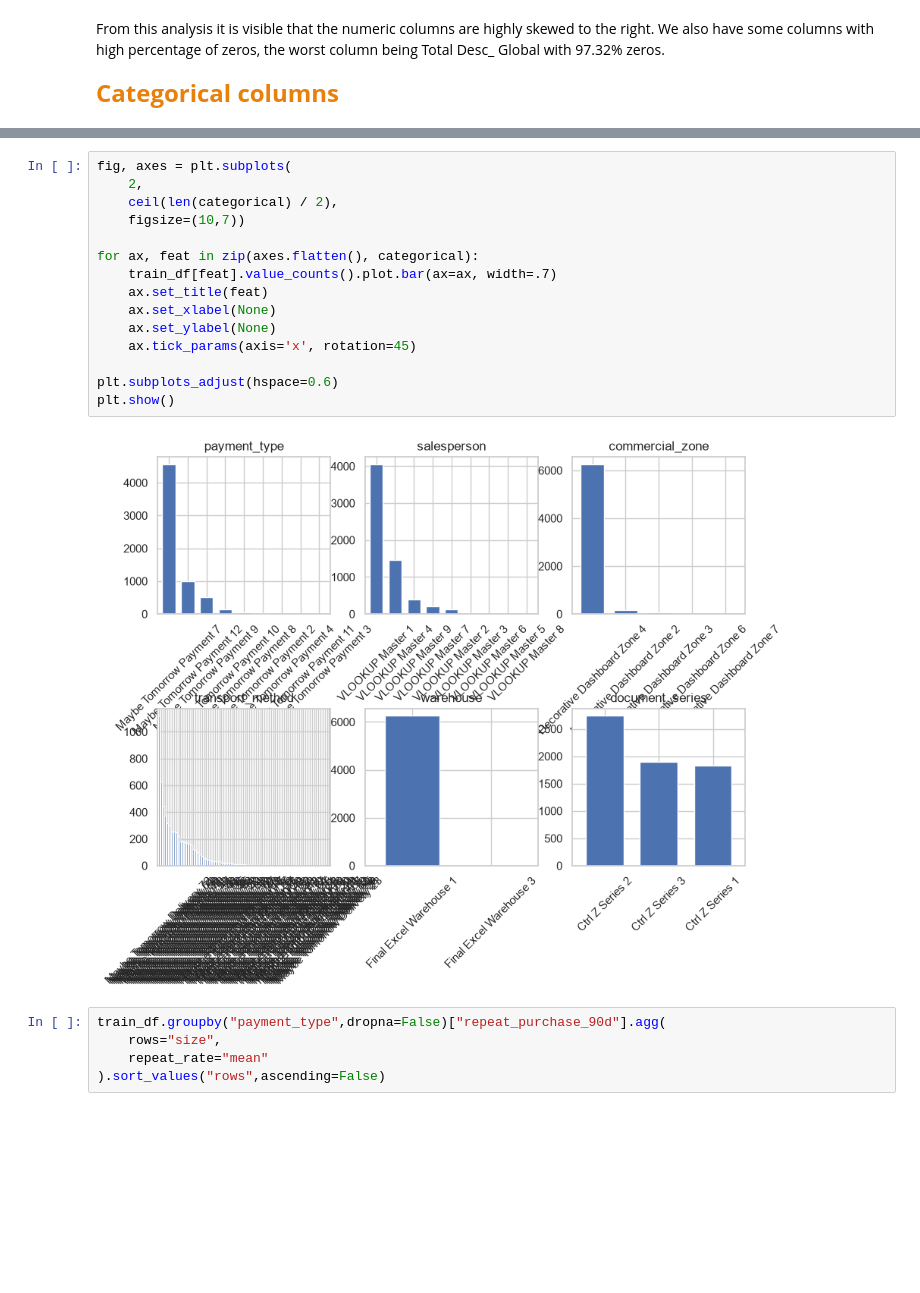
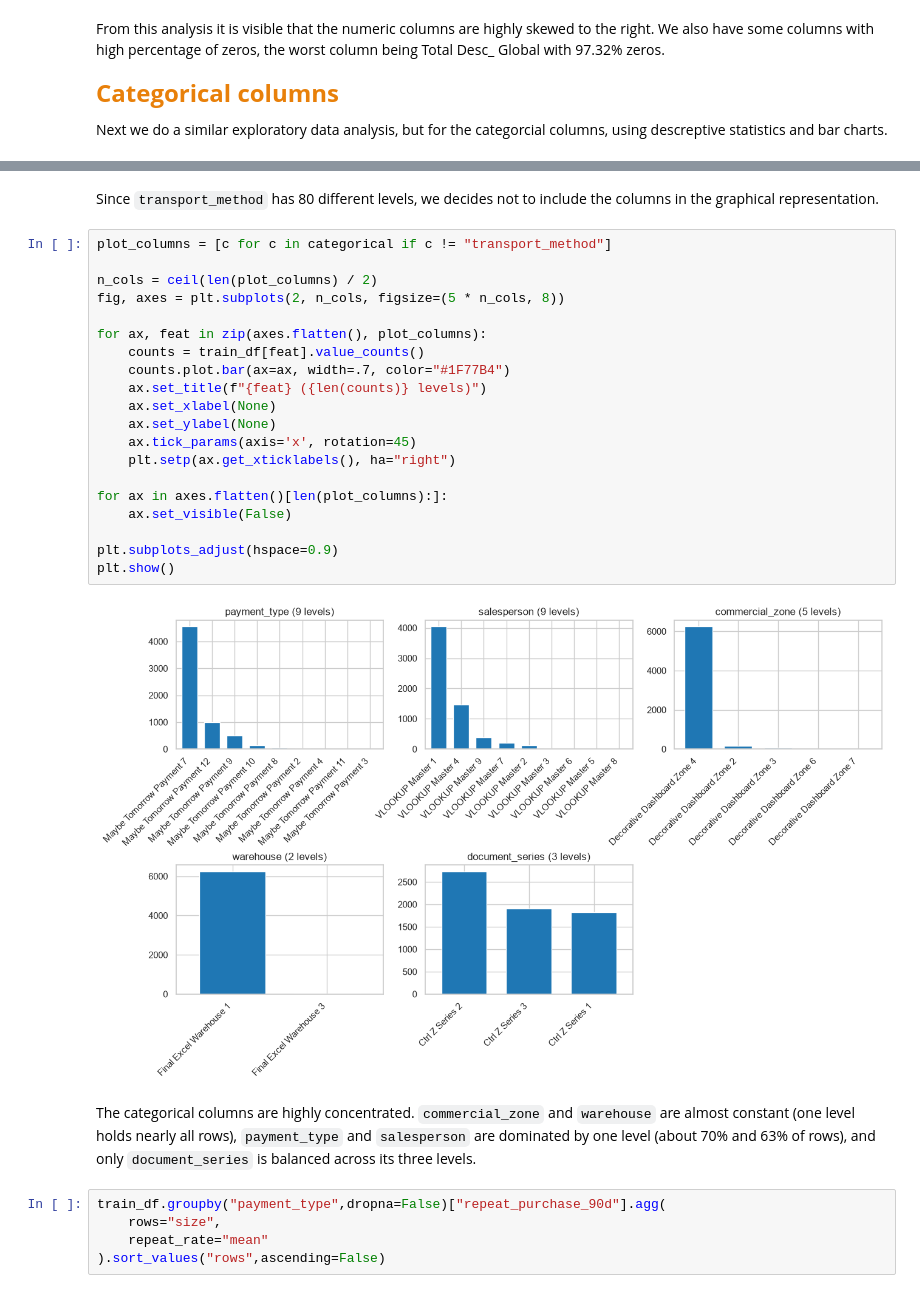
Before and after one commit to saradfalves/ML_Group_09, a Jupyter notebook: notebooks/nb1_data_exploration.ipynb, the cells around one changed output, grey strips where cells are left out. Drawn from its saved outputs; the diff is of its cells as text; blank space fills up the shorter version.

Commit message:
graph and statistics interpretations

```diff
--- a/notebooks/nb1_data_exploration.ipynb
+++ b/notebooks/nb1_data_exploration.ipynb
@@ -330,6 +325,8 @@ plt.show()
 From this analysis it is visible that the numeric columns are highly skewed to the right. We also have some columns with high percentage of zeros, the worst column being Total Desc_ Global with 97.32% zeros.
 # %% [markdown]
 <b><font size="5" color="#E8800A">Categorical columns</font></b><br>
+
+Next we do a similar exploratory data analysis, but for the categorcial columns, using descreptive statistics and bar charts.
 # %%
 train_df.describe(include = 'str')
 # %% [output]
@@ -338,23 +335,32 @@ train_df.describe(include = 'str')
 | unique | 9 | 9 | 5 | 80 | 2 | 3 |
 | top | Maybe Tomorrow Payment 7 | VLOOKUP Master 1 | Decorative Dashboard Zone 4 | Maybe Tomorrow Delivery 72 | Final Excel Warehouse 1 | Ctrl Z Series 2 |
 | freq | 4565 | 4054 | 6260 | 1119 | 6253 | 2738 |
+# %% [markdown]
+Since `transport_method` has 80 different levels, we decides not to include the columns in the graphical representation.
 # %%
-fig, axes = plt.subplots(
-    2,
-    ceil(len(categorical) / 2),
-    figsize=(10,7))
+plot_columns = [c for c in categorical if c != "transport_method"]
 
-for ax, feat in zip(axes.flatten(), categorical):
-    train_df[feat].value_counts().plot.bar(ax=ax, width=.7)
-    ax.set_title(feat)
+n_cols = ceil(len(plot_columns) / 2)
+fig, axes = plt.subplots(2, n_cols, figsize=(5 * n_cols, 8))
+
+for ax, feat in zip(axes.flatten(), plot_columns):
+    counts = train_df[feat].value_counts()
+    counts.plot.bar(ax=ax, width=.7, color="#1F77B4")
+    ax.set_title(f"{feat} ({len(counts)} levels)")
     ax.set_xlabel(None)
     ax.set_ylabel(None)
     ax.tick_params(axis='x', rotation=45)
+    plt.setp(ax.get_xticklabels(), ha="right")
 
-plt.subplots_adjust(hspace=0.6)
+for ax in axes.flatten()[len(plot_columns):]:
+    ax.set_visible(False)
+
+plt.subplots_adjust(hspace=0.9)
 plt.show()
 # %% [output]
-[figure, old version]
+[figure, new version]
+# %% [markdown]
+The categorical columns are highly concentrated. `commercial_zone` and `warehouse` are almost constant (one level holds nearly all rows), `payment_type` and `salesperson` are dominated by one level (about 70% and 63% of rows), and only `document_series` is balanced across its three levels.
 # %%
 train_df.groupby("payment_type",dropna=False)["repeat_purchase_90d"].agg(
     rows="size",
```
Also changed, not shown: parts of 7 cells of this notebook.
